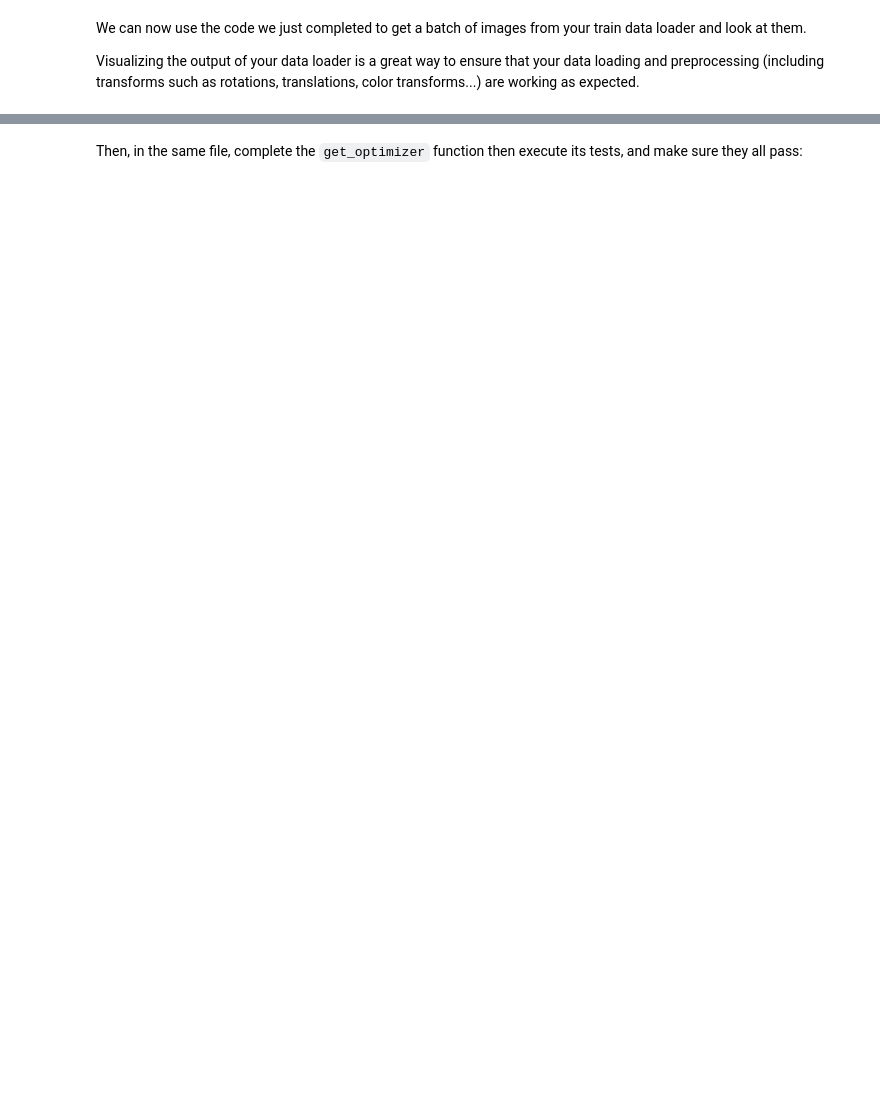
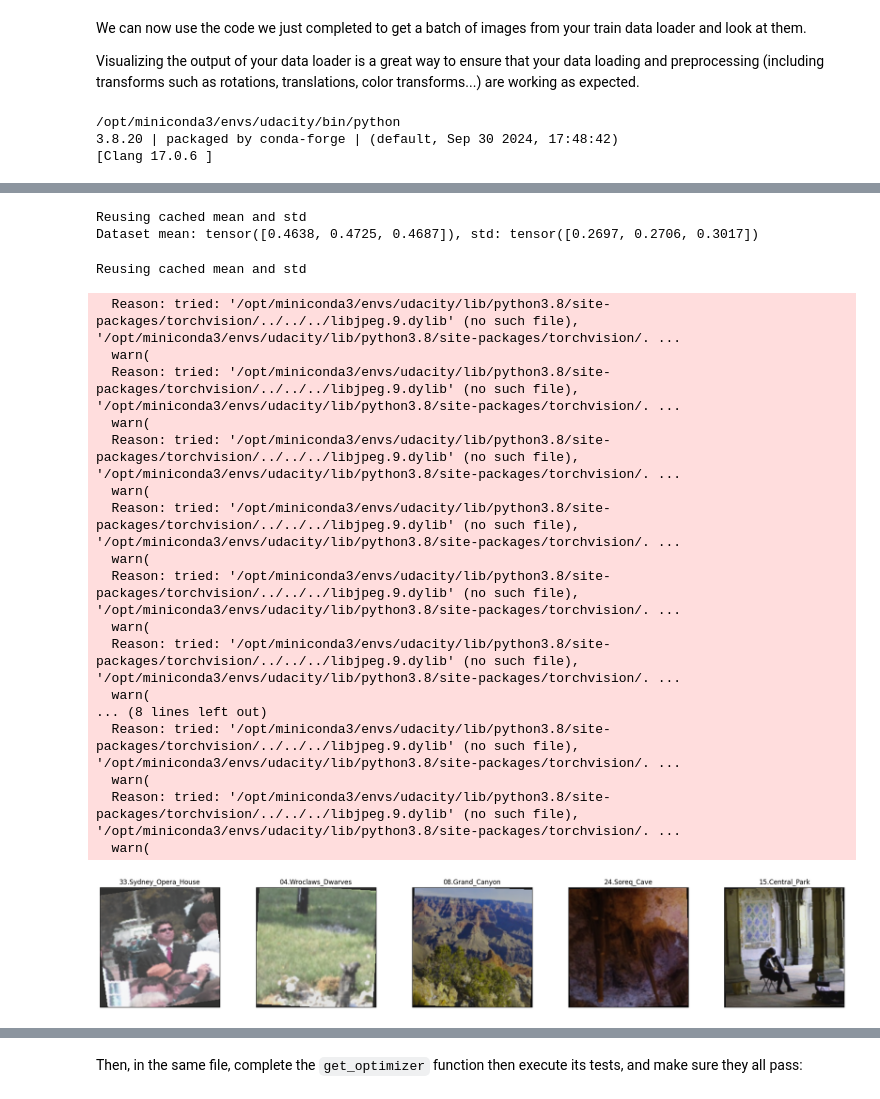
Before and after one commit to Chaklader/landmark-classification-cnn, a Jupyter notebook: cnn_from_scratch.ipynb, the cells around one changed output, grey strips where cells are left out. Cells and saved outputs as stored; diff of their text form; code cells hidden in the pictures; blank space fills up the shorter version.

```diff
--- a/cnn_from_scratch.ipynb
+++ b/cnn_from_scratch.ipynb
@@ -140,12 +151,21 @@ Go back to `src/data.py` and complete the function `visualize_one_batch` in all
 We can now use the code we just completed to get a batch of images from your train data loader and look at them.
 
 Visualizing the output of your data loader is a great way to ensure that your data loading and preprocessing (including transforms such as rotations, translations, color transforms...) are working as expected.
+# %%
+import sys
+print(sys.executable)
+print(sys.version)
+# %% [output]
+/opt/miniconda3/envs/udacity/bin/python
+3.8.20 | packaged by conda-forge | (default, Sep 30 2024, 17:48:42)
+[Clang 17.0.6 ]
 # %%
 %matplotlib inline
 from src.data import visualize_one_batch, get_data_loaders
 
 # use get_data_loaders to get the data_loaders dictionary. Use a batch_size
 # of 5, a validation size of 0.01 and num_workers=-1 (all CPUs)
-data_loaders = # YOUR CODE HERE
+data_loaders = get_data_loaders(batch_size=5, valid_size=0.01, num_workers=-1)
 
 visualize_one_batch(data_loaders)
+# %% [output]
@@ -152,3 +174,24 @@ visualize_one_batch(data_loaders)
+Reusing cached mean and std
+Dataset mean: tensor([0.4638, 0.4725, 0.4687]), std: tensor([0.2697, 0.2706, 0.3017])
+Reusing cached mean and std
+  Reason: tried: '/opt/miniconda3/envs/udacity/lib/python3.8/site-packages/torchvision/../../../libjpeg.9.dylib' (no such file), '/opt/miniconda3/envs/udacity/lib/python3.8/site-packages/torchvision/. ...
+  warn(
+  Reason: tried: '/opt/miniconda3/envs/udacity/lib/python3.8/site-packages/torchvision/../../../libjpeg.9.dylib' (no such file), '/opt/miniconda3/envs/udacity/lib/python3.8/site-packages/torchvision/. ...
+  warn(
+  Reason: tried: '/opt/miniconda3/envs/udacity/lib/python3.8/site-packages/torchvision/../../../libjpeg.9.dylib' (no such file), '/opt/miniconda3/envs/udacity/lib/python3.8/site-packages/torchvision/. ...
+  warn(
+  Reason: tried: '/opt/miniconda3/envs/udacity/lib/python3.8/site-packages/torchvision/../../../libjpeg.9.dylib' (no such file), '/opt/miniconda3/envs/udacity/lib/python3.8/site-packages/torchvision/. ...
+  warn(
+  Reason: tried: '/opt/miniconda3/envs/udacity/lib/python3.8/site-packages/torchvision/../../../libjpeg.9.dylib' (no such file), '/opt/miniconda3/envs/udacity/lib/python3.8/site-packages/torchvision/. ...
+  warn(
+  Reason: tried: '/opt/miniconda3/envs/udacity/lib/python3.8/site-packages/torchvision/../../../libjpeg.9.dylib' (no such file), '/opt/miniconda3/envs/udacity/lib/python3.8/site-packages/torchvision/. ...
+  warn(
+... (8 lines left out)
+  Reason: tried: '/opt/miniconda3/envs/udacity/lib/python3.8/site-packages/torchvision/../../../libjpeg.9.dylib' (no such file), '/opt/miniconda3/envs/udacity/lib/python3.8/site-packages/torchvision/. ...
+  warn(
+  Reason: tried: '/opt/miniconda3/envs/udacity/lib/python3.8/site-packages/torchvision/../../../libjpeg.9.dylib' (no such file), '/opt/miniconda3/envs/udacity/lib/python3.8/site-packages/torchvision/. ...
+  warn(
+[figure, added]
 # %% [markdown]
 ---
 ## <img src="static_images/icons/noun-advance-2109145.png" alt=">" style="width:50px"/> Step 2: Define model
```
Also changed, not shown: parts of 5 cells of this notebook, 6 other files.
